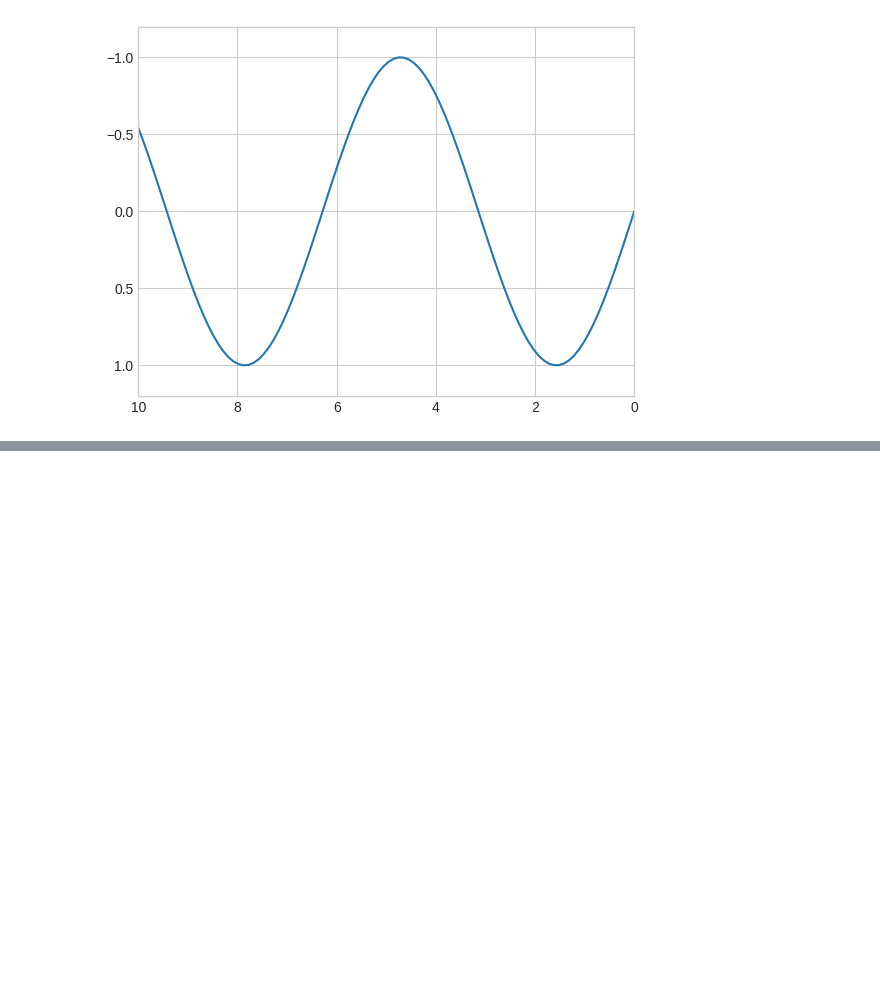
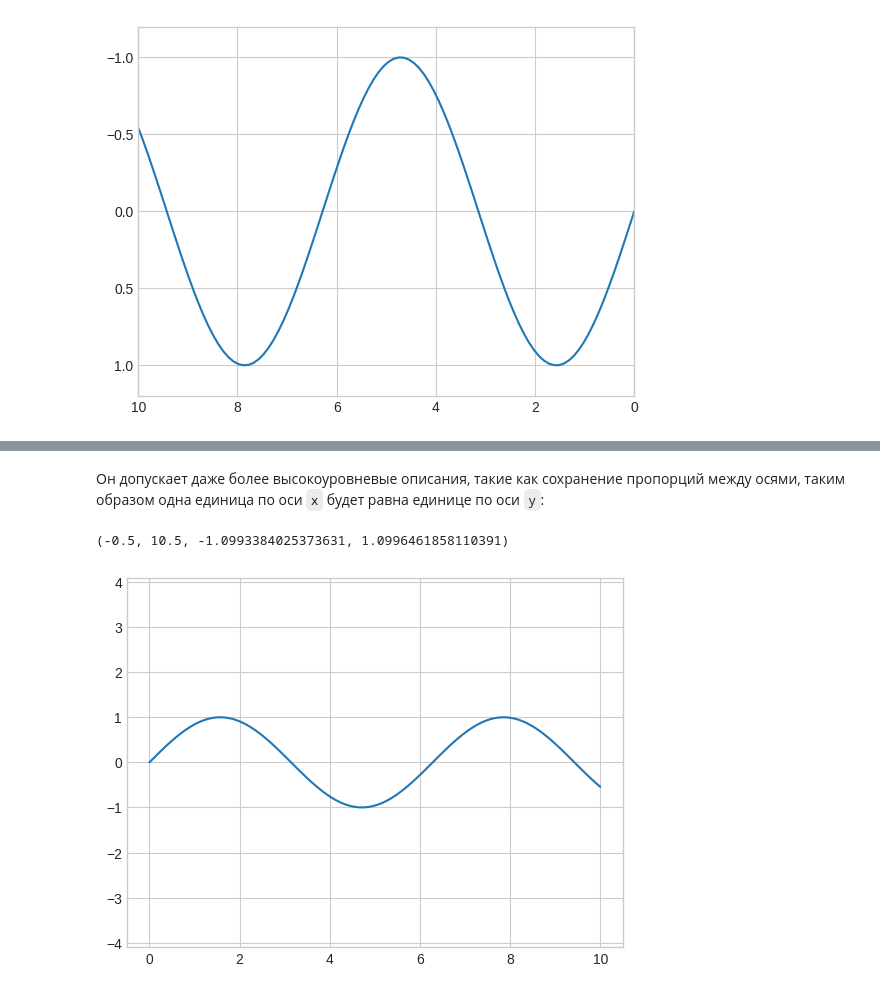
Before and after one commit to proway2/PythonDataScienceHandbook, a Jupyter notebook: 4.01-Simple-Line-Plots.ipynb, the cells around one changed output, grey strips where cells are left out. Cells and saved outputs as stored; diff of their text form; code cells hidden in the pictures; blank space fills up the shorter version.

```diff
--- a/4.01-Simple-Line-Plots.ipynb
+++ b/4.01-Simple-Line-Plots.ipynb
@@ -98,0 +110,8 @@ https://jakevdp.github.io/PythonDataScienceHandbook/04.01-simple-line-plots.html
+# %% [markdown]
+Он допускает даже более высокоуровневые описания, такие как сохранение пропорций между осями, таким образом одна единица по оси `x` будет равна единице по оси `y`:
+# %%
+plt.plot(x, np.sin(x))
+plt.axis("equal")
+# %% [output]
+(-0.5, 10.5, -1.0993384025373631, 1.0996461858110391)
+[figure, added]
```
Also changed, not shown: parts of 10 cells of this notebook.
